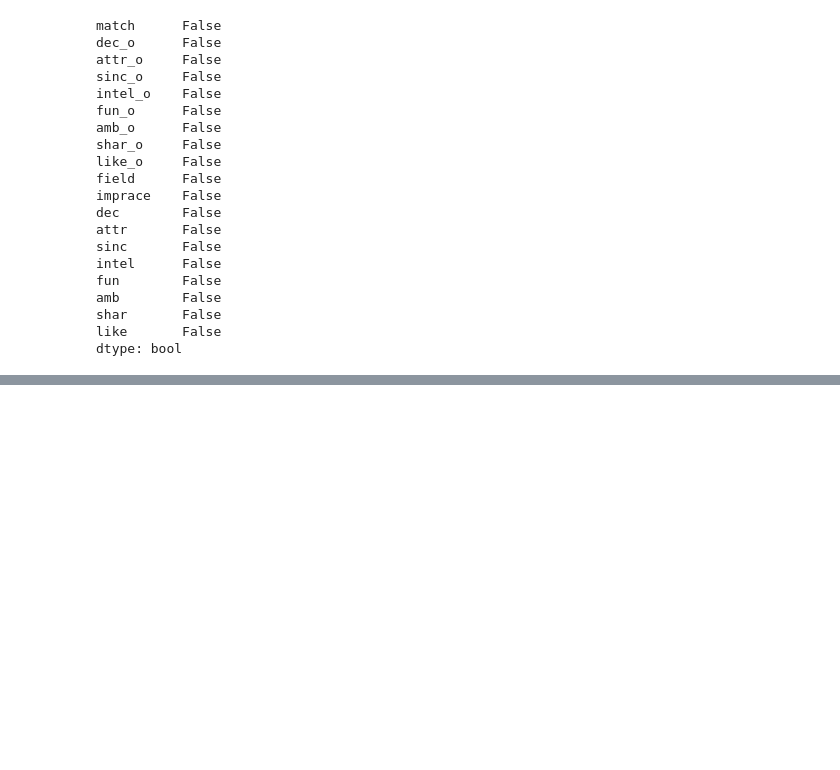
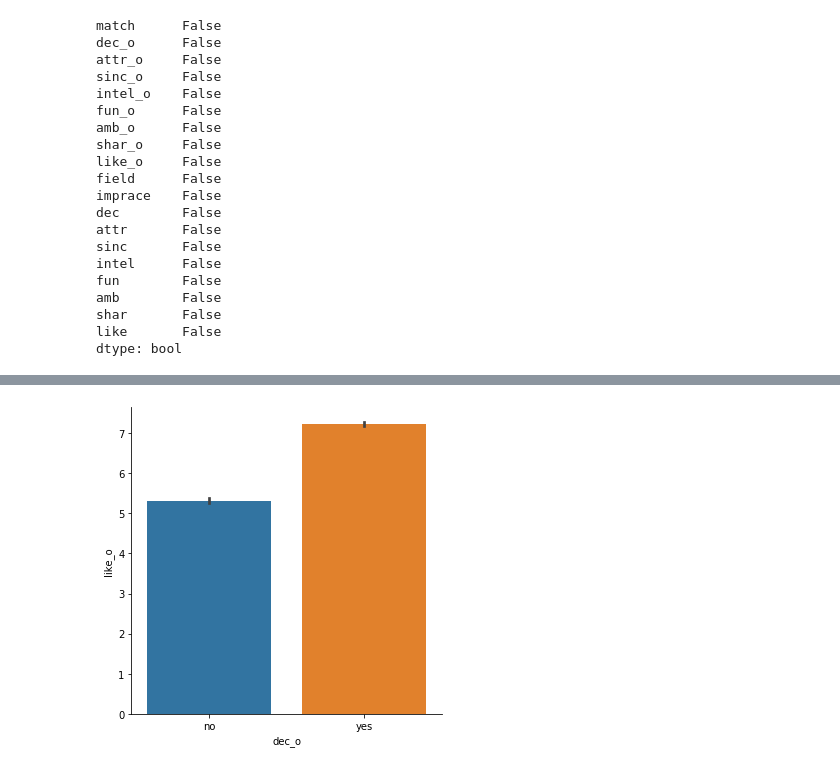
Before and after one commit to DialloYoussouf/Jedhabootcamp_Projects, a Jupyter notebook: Projet -- SPEED DATING.ipynb, the cells around one changed output, grey strips where cells are left out. Drawn from its saved outputs; the diff is of its cells as text; code cells hidden in the pictures; blank space fills up the shorter version.

```diff
--- a/Projet -- SPEED DATING.ipynb
+++ b/Projet -- SPEED DATING.ipynb
@@ -354,0 +365,4 @@ plt.show()
+# %%
+data.match = data.match.apply(lambda x : "yes" if x ==1
+                                         else "no")
+data.head(6)
@@ -354,0 +377,4 @@ plt.show()
+# %%
+data.dec = data.dec.apply(lambda x : "yes" if x ==1
+                                         else "no")
+data.head(6)
@@ -354,0 +389,4 @@ plt.show()
+# %%
+data.dec_o = data.dec_o.apply(lambda x : "yes" if x ==1
+                                         else "no")
+data.head(6)
@@ -354,0 +401,5 @@ plt.show()
+# %%
+sns.catplot(data = data, x = "dec_o", y = "like_o", kind ="bar")
+plt.show()
+# %% [output]
+[figure, added]
```
Also changed, not shown: parts of 11 cells of this notebook.
